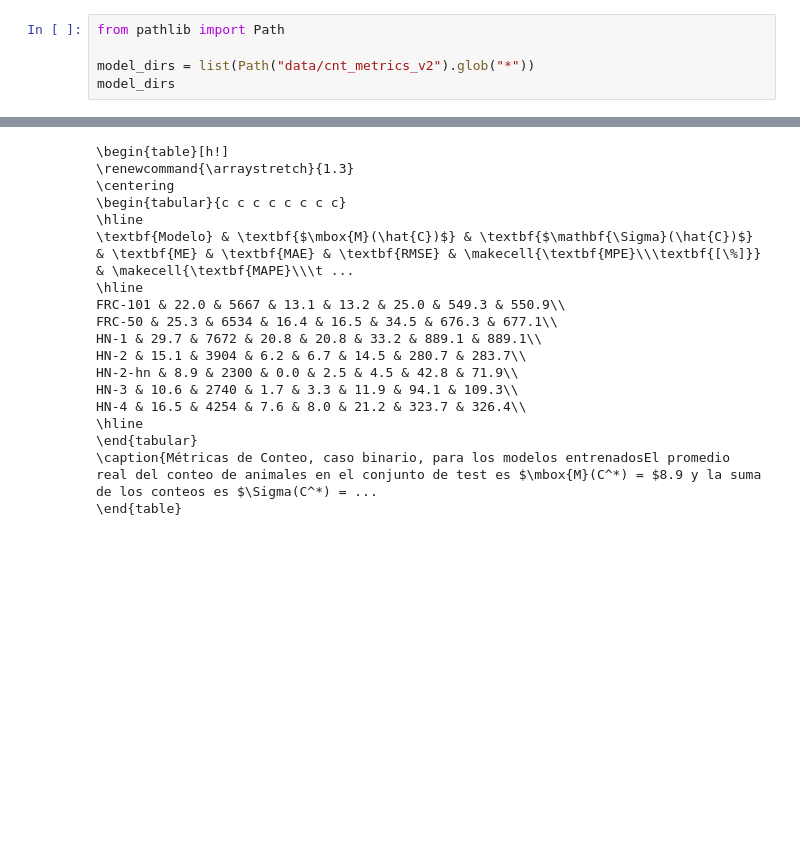
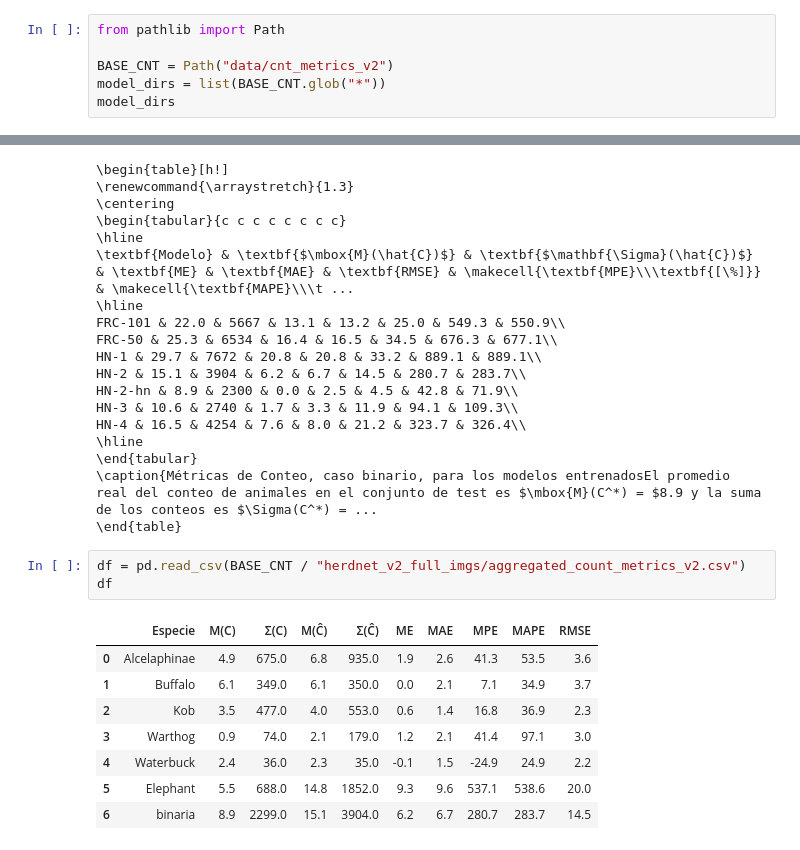
Before and after one commit to maia-2025-vision/proyecto-de-grado, a Jupyter notebook: notebooks/collect-binary-metrics.ipynb, the cells around one changed output, grey strips where cells are left out. Drawn from its saved outputs; the diff is of its cells as text; blank space fills up the shorter version.

Commit message:
collect count metrics for 3 HN models

```diff
--- a/notebooks/collect-binary-metrics.ipynb
+++ b/notebooks/collect-binary-metrics.ipynb
@@ -242,7 +330,8 @@ total 144
 # %%
 from pathlib import Path
 
-model_dirs = list(Path("data/cnt_metrics_v2").glob("*"))
+BASE_CNT = Path("data/cnt_metrics_v2")
+model_dirs = list(BASE_CNT.glob("*"))
 model_dirs
 # %% [output]
 [PosixPath('data/cnt_metrics_v2/frcn_resnet50_full_imgs'),
@@ -339,3 +414,15 @@ HN-4 & 16.5 & 4254 & 7.6 & 8.0 & 21.2 & 323.7 & 326.4\\
 \end{tabular}
 \caption{Métricas de Conteo, caso binario, para los modelos entrenadosEl promedio real del conteo de animales en el conjunto de test es $\mbox{M}(C^*) = $8.9 y la suma de los conteos es $\Sigma(C^*) = ...
 \end{table}
+# %%
+df = pd.read_csv(BASE_CNT / "herdnet_v2_full_imgs/aggregated_count_metrics_v2.csv")
+df
+# %% [output]
+|  | Especie | M(C) | Σ(C) | M(Ĉ) | Σ(Ĉ) | ME | MAE | MPE | MAPE | RMSE |
+| 0 | Alcelaphinae | 4.9 | 675.0 | 6.8 | 935.0 | 1.9 | 2.6 | 41.3 | 53.5 | 3.6 |
+| 1 | Buffalo | 6.1 | 349.0 | 6.1 | 350.0 | 0.0 | 2.1 | 7.1 | 34.9 | 3.7 |
+| 2 | Kob | 3.5 | 477.0 | 4.0 | 553.0 | 0.6 | 1.4 | 16.8 | 36.9 | 2.3 |
+| 3 | Warthog | 0.9 | 74.0 | 2.1 | 179.0 | 1.2 | 2.1 | 41.4 | 97.1 | 3.0 |
+| 4 | Waterbuck | 2.4 | 36.0 | 2.3 | 35.0 | -0.1 | 1.5 | -24.9 | 24.9 | 2.2 |
+| 5 | Elephant | 5.5 | 688.0 | 14.8 | 1852.0 | 9.3 | 9.6 | 537.1 | 538.6 | 20.0 |
+| 6 | binaria | 8.9 | 2299.0 | 15.1 | 3904.0 | 6.2 | 6.7 | 280.7 | 283.7 | 14.5 |
```
Also changed, not shown: parts of 13 cells of this notebook.
